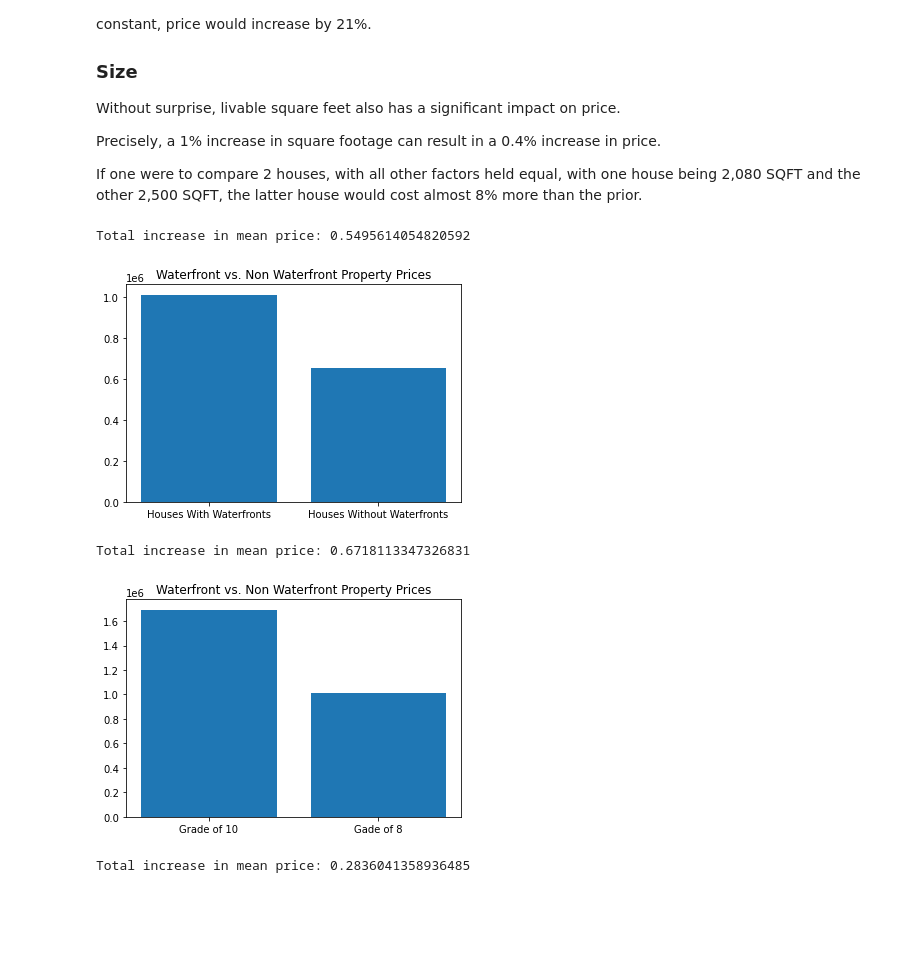
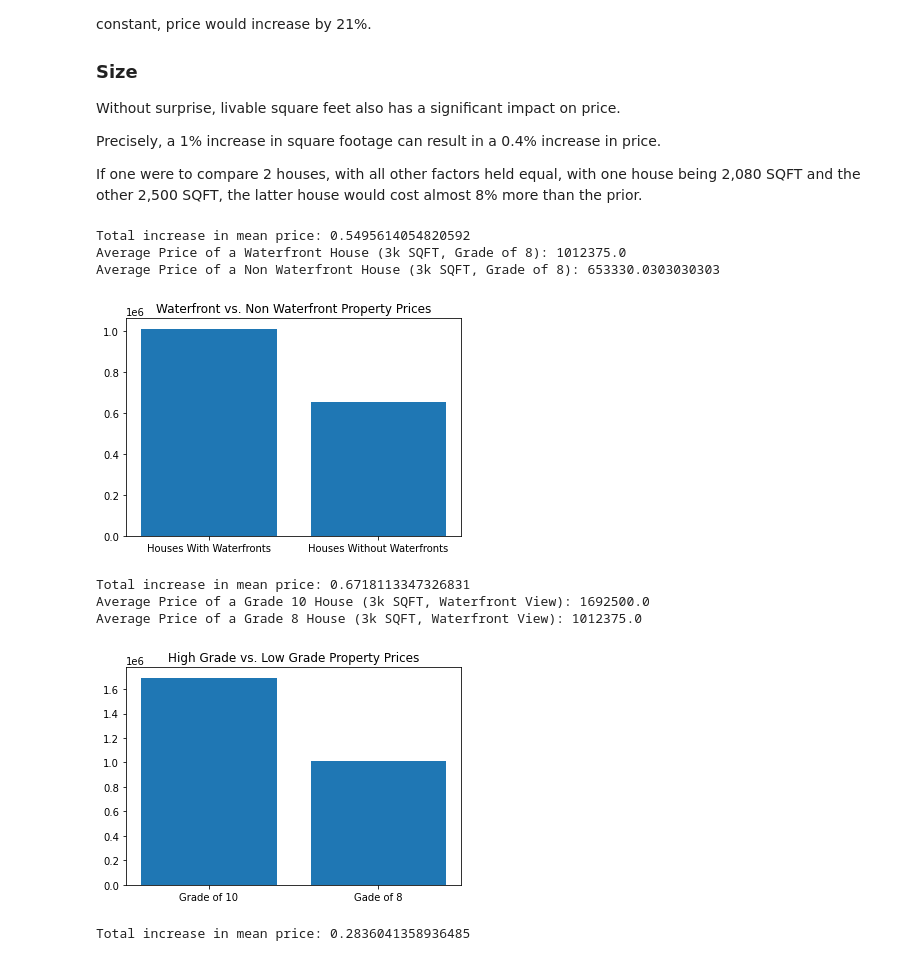
Before and after one commit to amk13532/Flatiron_Phase_2, a Jupyter notebook: Final Project Notebook.ipynb, the cells around one changed output. Drawn from its saved outputs; the diff is of its cells as text; code cells hidden in the pictures; blank space fills up the shorter version.

```diff
--- a/Final Project Notebook.ipynb
+++ b/Final Project Notebook.ipynb
@@ -1219,41 +1219,48 @@ plt.bar(A,B)
 
 plt.title('Waterfront vs. Non Waterfront Property Prices');
 print(f'Total increase in mean price: {(wf_mean/no_wf_mean)-1}')
+print(f'Average Price of a Waterfront House (3k SQFT, Grade of 8): {wf_mean}')
+print(f'Average Price of a Non Waterfront House (3k SQFT, Grade of 8): {no_wf_mean}')
 # %% [output]
 Total increase in mean price: 0.5495614054820592
+Average Price of a Waterfront House (3k SQFT, Grade of 8): 1012375.0
+Average Price of a Non Waterfront House (3k SQFT, Grade of 8): 653330.0303030303
 [figure]
 # %%
-##Data Validation waterfront grade
+##Data Validation grade
 
 evaluation_df = data[['price', 'sqft_living', 'waterfront', 'grade', 'zipcode']]
 
 wf_mean = evaluation_df[(evaluation_df['grade'] == 10) & (evaluation_df['sqft_living'] < 3000)
              & (evaluation_df['sqft_living'] > 2800) & (evaluation_df['waterfront'] == 1)]['price'].mean()
 
 wf_mean
 
 no_wf_mean = evaluation_df[(evaluation_df['grade'] == 8) & (evaluation_df['sqft_living'] < 3000)
              & (evaluation_df['sqft_living'] > 2800) & (evaluation_df['waterfront'] == 1)]['price'].mean()
 
 no_wf_mean
 
 ##Plotting results in a bar graph
 
 fig = plt.figure()
 ax = fig.add_subplot(111)
 
 A = ["Grade of 10", "Gade of 8"]
 B = [wf_mean, no_wf_mean]
 
 plt.bar(A,B)
 
 plt.title('High Grade vs. Low Grade Property Prices');
 
-plt.title('Waterfront vs. Non Waterfront Property Prices');
 print(f'Total increase in mean price: {(wf_mean/no_wf_mean)-1}')
+print(f'Average Price of a Grade 10 House (3k SQFT, Waterfront View): {wf_mean}')
+print(f'Average Price of a Grade 8 House (3k SQFT, Waterfront View): {no_wf_mean}')
 # %% [output]
 Total increase in mean price: 0.6718113347326831
+Average Price of a Grade 10 House (3k SQFT, Waterfront View): 1692500.0
+Average Price of a Grade 8 House (3k SQFT, Waterfront View): 1012375.0
-[figure, old version]
+[figure, new version]
 # %%
 ##Data Validation waterfront grade
 
```
Also changed, not shown: 3 other files.
